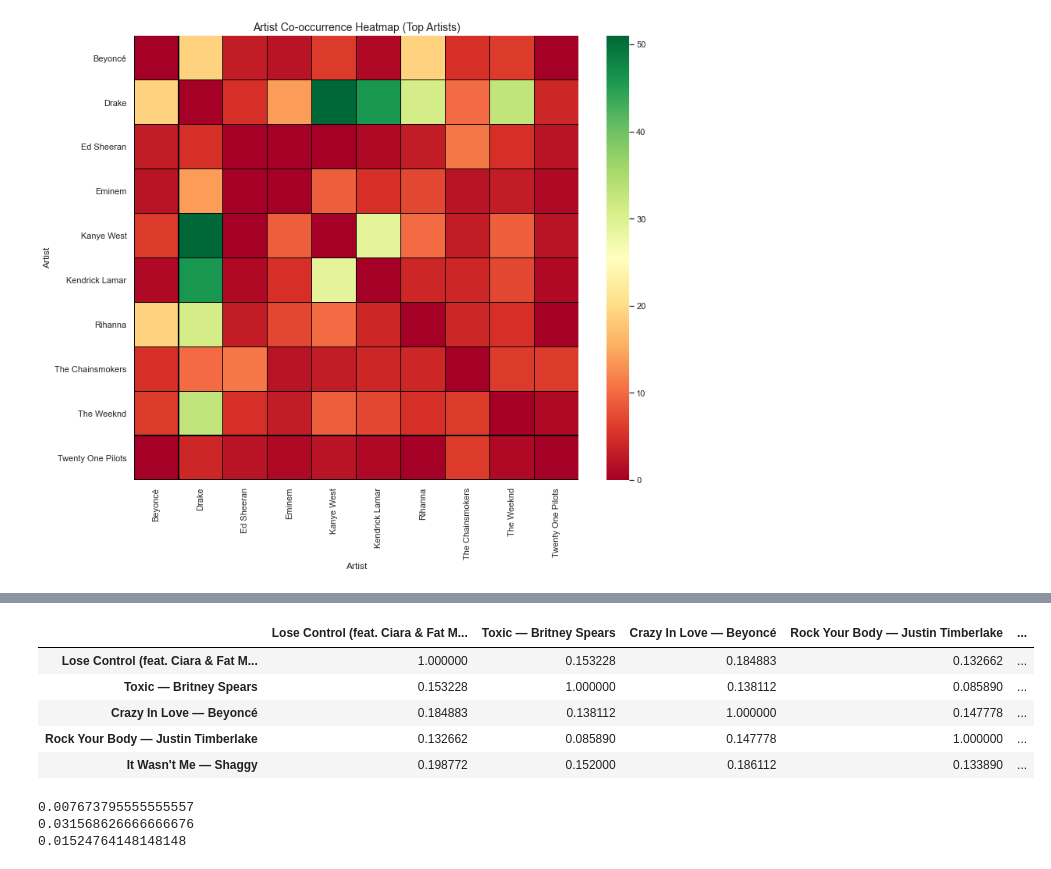
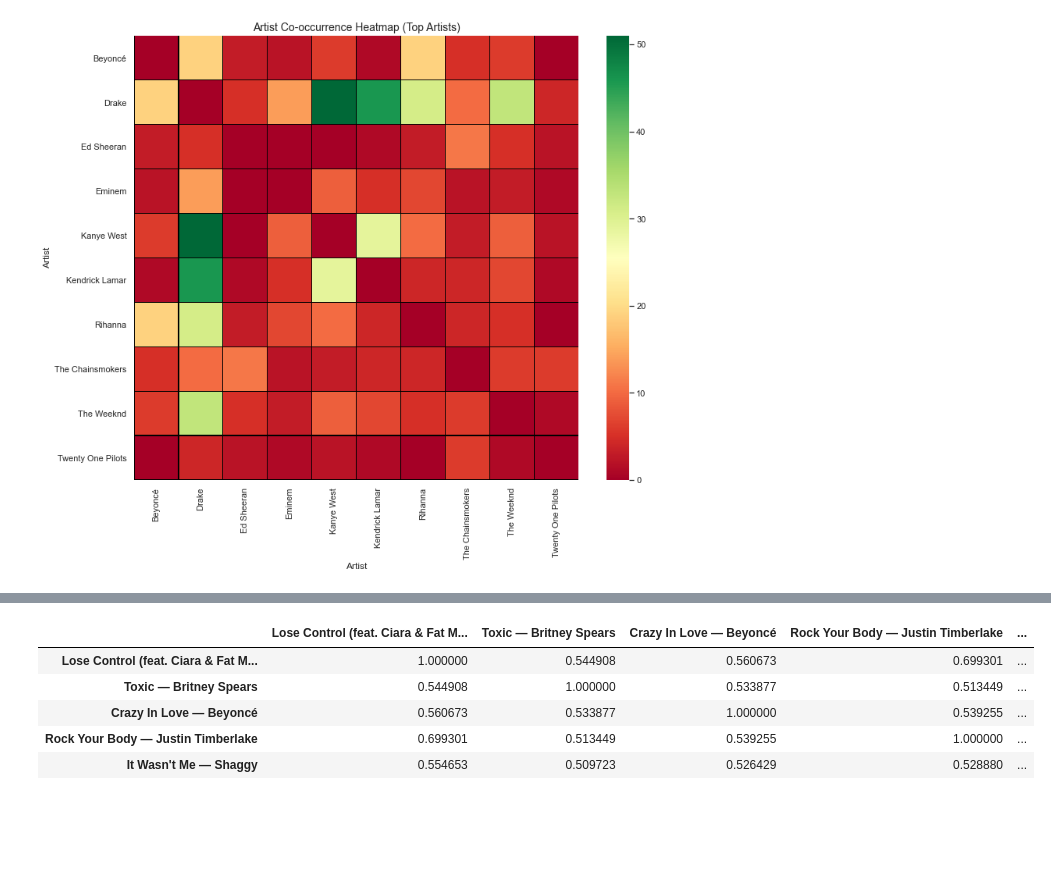
Before and after one commit to GigioilGrigio/INFO-H600, a Jupyter notebook: spotify_million_extract.ipynb, the cells around one changed output, grey strips where cells are left out. Cells and saved outputs as stored; diff of their text form; code cells hidden in the pictures; blank space fills up the shorter version.

```diff
--- a/spotify_million_extract.ipynb
+++ b/spotify_million_extract.ipynb
@@ -70,6 +71,8 @@ df_files = pd.DataFrame(file_rows)
 # %%
 #df_full = df_tracks_playlists.merge(df_files, on="filename")
 df_full= df_playlists.drop(columns = ["tracks"]).merge(df_tracks, on=["pid", "filename"], suffixes=("_playlist", "_track"))
+df_full["track_id"] = df_full["track_uri"].str.split(":").str[-1]
+df_full.head()
 # %% [output]
 |  | name | collaborative | pid | modified_at | num_tracks | num_albums | num_followers | num_edits | ... |
 | 0 | Throwbacks | false | 0 | 1493424000 | 52 | 47 | 1 | 6 | ... |
@@ -86,3 +98,14 @@ df_full.loc[df_full["pid"] == 10815].to_excel("pid10815.xlsx") #check data integ
+# %%
+
+# Standardize track URI/id if needed
+# e.g., if Kaggle has a Spotify URL, strip it to get the URI or ID
+
+# Join audio features onto df_full at track level
+audio_cols = ["track_id","genre", "danceability", "energy", "valence", "tempo", "acousticness", "instrumentalness", "liveness"]  # adjust to actual cols
+kaggle_audio = kaggle[audio_cols].drop_duplicates(subset=["track_id"])
+
+df_full_enriched = df_full.merge(kaggle_audio, on="track_id", how="left")
+df_full_enriched.head(100).to_excel("head.xlsx")
 # %%
 # ---------- Utility functions ----------
 
@@ -565,21 +699,35 @@ def simple_metadata_similarity(track_id_1: str,
+# %%
+def track_similarity(track_id_1: str,
+                     track_id_2: str,
+                     alpha: float = 0.55) -> float:
+    """
+    Final similarity combining metadata + PMI collaborative similarity.
+    """
+    s_meta = metadata_similarity(track_id_1, track_id_2)
+    s_collab = collaborative_similarity(track_id_1, track_id_2)
+
+    sim = alpha * s_meta + (1 - alpha) * s_collab
+    return float(max(0.0, min(1.0, sim)))
 # %%
-# Build a small similarity matrix for the first 10 tracks
-subset_tracks = df_track_features.index[:10].tolist()
-sim_matrix = pd.DataFrame(index=subset_tracks, columns=subset_tracks, dtype=float)
+subset_track_ids = df_track_features.index[:20].tolist()
 
-for a in subset_tracks:
-    for b in subset_tracks:
-        sim_matrix.loc[a, b] = simple_metadata_similarity(a, b)
+similarity_matrix = pd.DataFrame(index=subset_track_ids,
+                                 columns=subset_track_ids,
+                                 dtype=float)
 
-# ------- NEW CODE (replace URIs with readable labels) -------
+for t1 in subset_track_ids:
+    for t2 in subset_track_ids:
+        similarity_matrix.loc[t1, t2] = track_similarity(t1, t2)
+
 labels = (df_track_features["track_name"] + " — " + df_track_features["artist_name"]).to_dict()
-sim_matrix = sim_matrix.rename(index=labels, columns=labels)
+similarity_matrix = similarity_matrix.rename(index=labels, columns=labels)
 
-sim_matrix.head()
+similarity_matrix.to_excel("sim_matrix.xlsx")
+similarity_matrix.head()
 # %% [output]
 |  | Lose Control (feat. Ciara & Fat M... | Toxic — Britney Spears | Crazy In Love — Beyoncé | Rock Your Body — Justin Timberlake | ... |
-| Lose Control (feat. Ciara & Fat M... | 1.000000 | 0.153228 | 0.184883 | 0.132662 | ... |
-| Toxic — Britney Spears | 0.153228 | 1.000000 | 0.138112 | 0.085890 | ... |
-| Crazy In Love — Beyoncé | 0.184883 | 0.138112 | 1.000000 | 0.147778 | ... |
-| Rock Your Body — Justin Timberlake | 0.132662 | 0.085890 | 0.147778 | 1.000000 | ... |
-| It Wasn't Me — Shaggy | 0.198772 | 0.152000 | 0.186112 | 0.133890 | ... |
+| Lose Control (feat. Ciara & Fat M... | 1.000000 | 0.544908 | 0.560673 | 0.699301 | ... |
+| Toxic — Britney Spears | 0.544908 | 1.000000 | 0.533877 | 0.513449 | ... |
+| Crazy In Love — Beyoncé | 0.560673 | 0.533877 | 1.000000 | 0.539255 | ... |
+| Rock Your Body — Justin Timberlake | 0.699301 | 0.513449 | 0.539255 | 1.000000 | ... |
+| It Wasn't Me — Shaggy | 0.554653 | 0.509723 | 0.526429 | 0.528880 | ... |
@@ -697,9 +733,0 @@ def playlist_similarity(pid1, pid2,
-# %%
-p1, p2, p3 = df_agg.index[:3]
-print(playlist_similarity(p1, p2))
-print(playlist_similarity(p1, p3))
-print(playlist_similarity(p2, p3))
-# %% [output]
-0.007673795555555557
-0.031568626666666676
-0.01524764148148148
```
Also changed, not shown: parts of 25 cells of this notebook.
